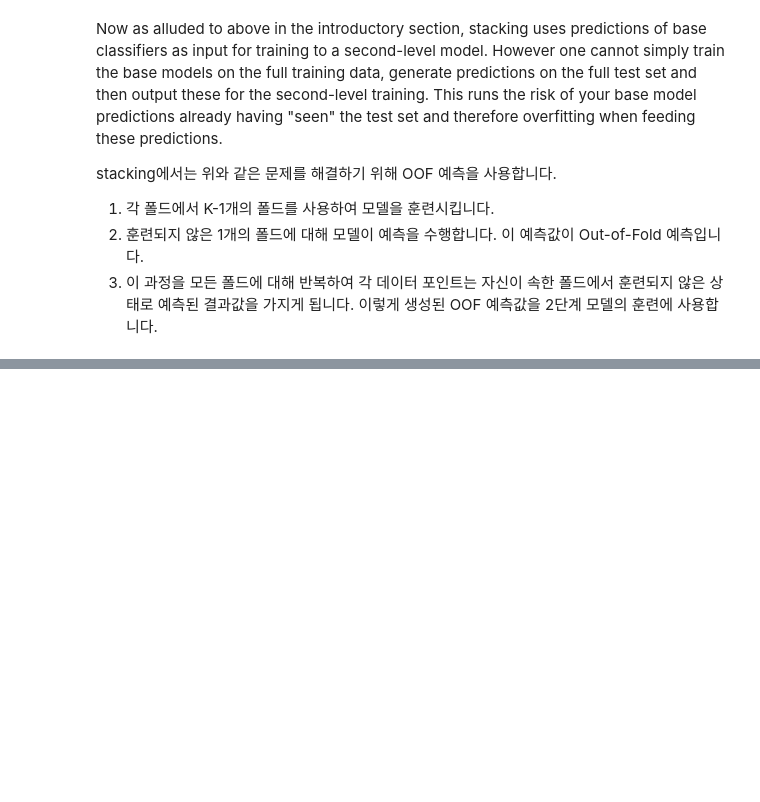
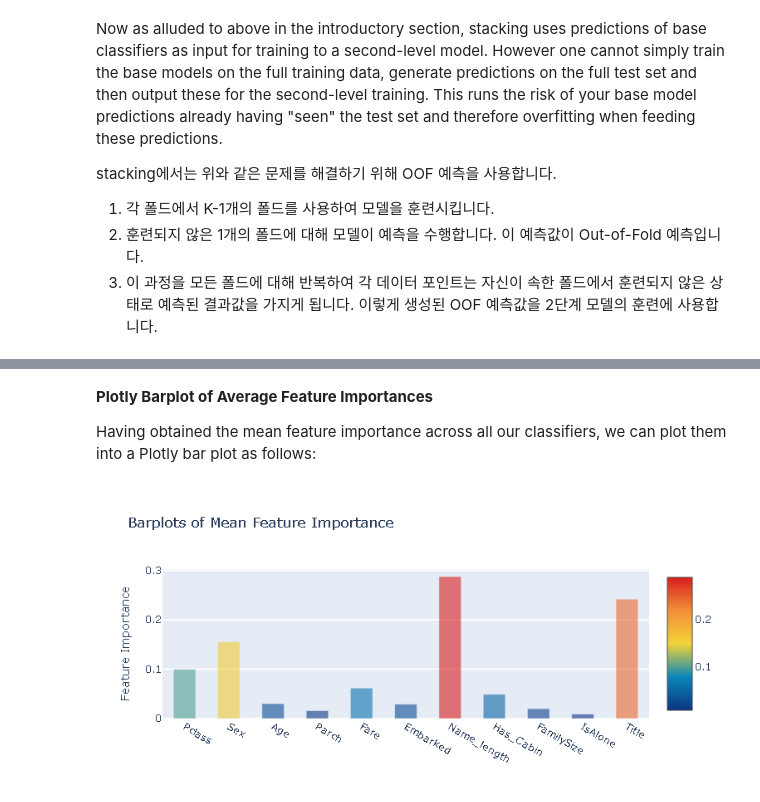
Before and after one commit to geniemo/kaggle-transcription, a Jupyter notebook: Titanic-Machine-Learning-From-Disaster/Introduction to Ensembling, Stacking in Python/1.ipynb, the cells around one changed output, grey strips where cells are left out. Saved outputs shown, nothing was run; the diff lists cells and outputs as text; code cells hidden in the pictures; blank space fills up the shorter version.

```diff
--- a/Titanic-Machine-Learning-From-Disaster/Introduction to Ensembling, Stacking in Python/1.ipynb
+++ b/Titanic-Machine-Learning-From-Disaster/Introduction to Ensembling, Stacking in Python/1.ipynb
@@ -263,7 +268,7 @@ class SklearnHelper(object):
         return self.clf.fit(x, y)
 
     def feature_importances(self, x, y):
-        print(self.clf.fit(x, y).feature_importances_)
+        return self.clf.fit(x, y).feature_importances_
 # %% [markdown]
 ### Out-of-Fold Predictions
 # %% [markdown]
@@ -313,0 +415,12 @@ def get_oof(clf, x_train, y_train, x_test):
+# %%
+cols = train.columns.values
+
+feature_dataframe = pd.DataFrame(
+    {
+        "features": cols,
+        "Random Forest feature importances": rf_features,
+        "Extra Trees feature importances": et_features,
+        "AdaBoost feature importances": ada_features,
+        "Gradient Boost feature importances": gb_features,
+    }
+)
@@ -313,0 +573,6 @@ def get_oof(clf, x_train, y_train, x_test):
+# %%
+# Create the new column containing the average of values
+feature_dataframe["mean"] = feature_dataframe.mean(
+    numeric_only=True, axis=1
+)  # axis=1 computes the mean row-wise
+feature_dataframe.head(3)
@@ -313,0 +584,34 @@ def get_oof(clf, x_train, y_train, x_test):
+# %% [markdown]
+**Plotly Barplot of Average Feature Importances**
+
+Having obtained the mean feature importance across all our classifiers, we can plot them into a Plotly bar plot as follows:
+# %%
+x = feature_dataframe["features"].values
+y = feature_dataframe["mean"].values
+data = [
+    go.Bar(
+        x=x,
+        y=y,
+        width=0.5,
+        marker=dict(
+            color=feature_dataframe["mean"].values,
+            colorscale="Portland",
+            showscale=True,
+            reversescale=False,
+        ),
+        opacity=0.6,
+    )
+]
+
+layout = go.Layout(
+    autosize=True,
+    title="Barplots of Mean Feature Importance",
+    hovermode="closest",
+    yaxis=dict(title="Feature Importance", ticklen=5, gridwidth=2),
+    showlegend=False,
+)
+
+fig = go.Figure(data=data, layout=layout)
+py.iplot(fig, filename="bar-direct-labels")
+# %% [output]
+[figure, added]
```
Also changed, not shown: parts of 24 cells of this notebook.
